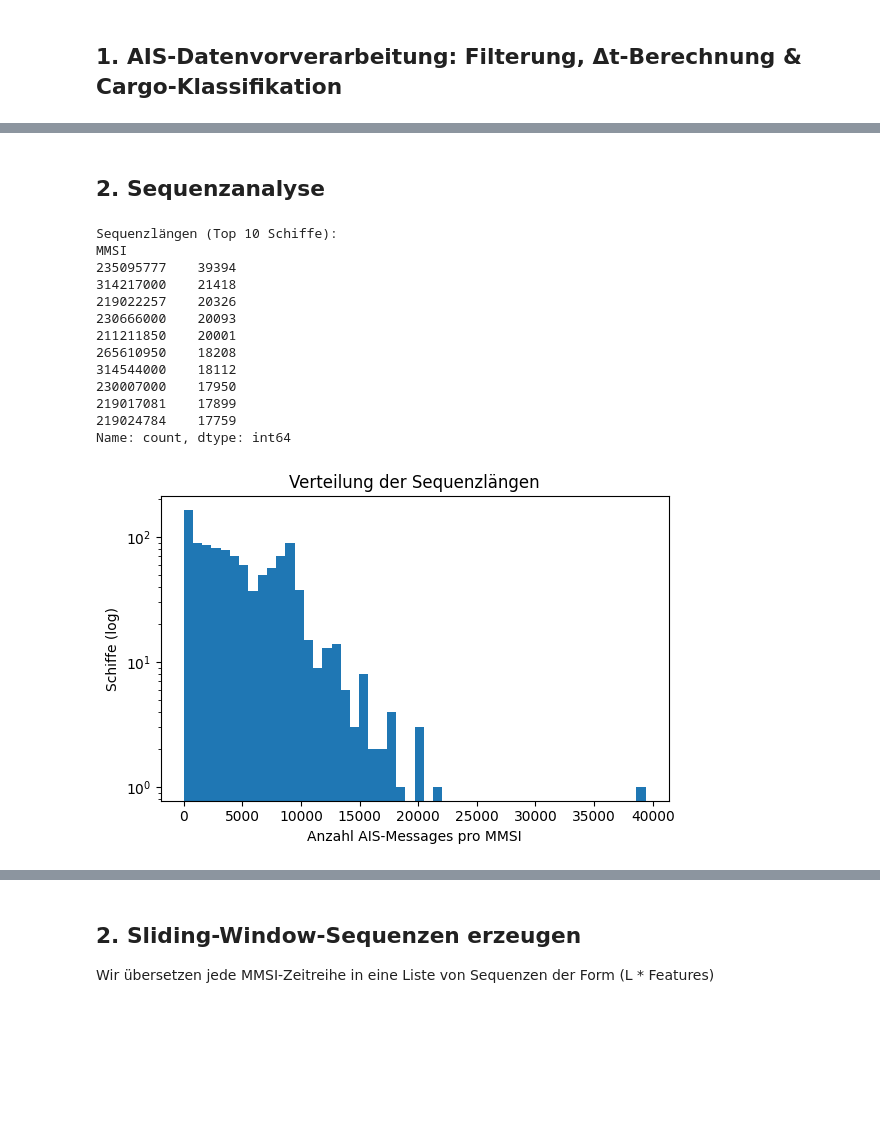
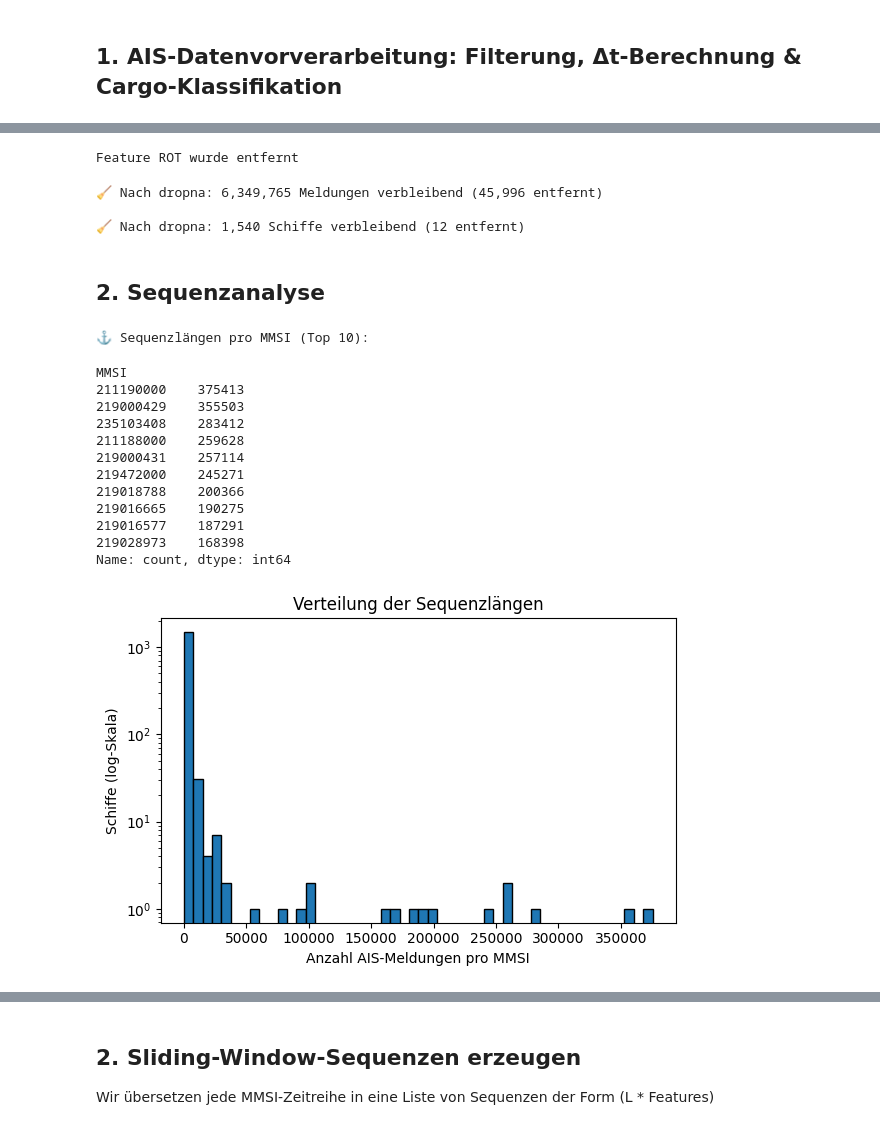
Before and after one commit to AI-lly/plotseamap, a Jupyter notebook: test2.ipynb, the cells around one changed output, grey strips where cells are left out. Cells and saved outputs as stored; diff of their text form; code cells hidden in the pictures; blank space fills up the shorter version.

```diff
--- a/test2.ipynb
+++ b/test2.ipynb
@@ -201,33 +162,62 @@ dtype: int64
+# %%
+# nur die Spalten, die du wirklich betrachten willst
+cols = ["SOG", "COG", "Draught", "Width", "Length", "delta_t"]
+print("Feature ROT wurde entfernt")
+# %% [output]
+Feature ROT wurde entfernt
+# %%
+# ───────────────────────────────────────────────────────────────────────
+# 7) Fehlende-Werte-Bereinigung: dropna auf den wichtigen Spalten
+# ───────────────────────────────────────────────────────────────────────
+n_before = len(df)
+df_clean = df.dropna(subset=cols)
+n_after  = len(df_clean)
+removed   = n_before - n_after
+print(f"🧹 Nach dropna: {n_after:,} Meldungen verbleibend ({removed:,} entfernt)\n")
+
+# Anzahl verbleibender Schiffe
+n_ships_before = df["MMSI"].nunique()
+n_ships_after  = df_clean["MMSI"].nunique()
+removed_ships =  n_ships_before - n_ships_after
+
+
+print(f"🧹 Nach dropna: {n_ships_after:,} Schiffe verbleibend ({removed_ships:,} entfernt)\n")
+# %% [output]
+🧹 Nach dropna: 6,349,765 Meldungen verbleibend (45,996 entfernt)
+
+🧹 Nach dropna: 1,540 Schiffe verbleibend (12 entfernt)
 # %% [markdown]
 ## 2. Sequenzanalyse
 # %%
-# 1.2) Sequenzlängen pro MMSI zählen
-seq_lens = df.groupby("MMSI").size().rename("count")
-print("Sequenzlängen (Top 10 Schiffe):")
-print(seq_lens.sort_values(ascending=False).head(10))
+# ───────────────────────────────────────────────────────────────────────
+# 8) Sequenzlängen pro Schiff untersuchen
+# ───────────────────────────────────────────────────────────────────────
+seq_lens = df_clean.groupby("MMSI").size().rename("count")
+print("⚓ Sequenzlängen pro MMSI (Top 10):")
+display(seq_lens.sort_values(ascending=False).head(10))
 
-# 1.3) Verteilung der Sequenzlängen ansehen
+# Histogramm der Sequenzlängen
 import matplotlib.pyplot as plt
 
 plt.figure(figsize=(6,4))
-plt.hist(seq_lens, bins=50, log=True)
-plt.xlabel("Anzahl AIS-Messages pro MMSI")
-plt.ylabel("Schiffe (log)")
+plt.hist(seq_lens, bins=50, log=True, edgecolor="black")
+plt.xlabel("Anzahl AIS-Meldungen pro MMSI")
+plt.ylabel("Schiffe (log-Skala)")
 plt.title("Verteilung der Sequenzlängen")
 plt.tight_layout()
 plt.show()
 # %% [output]
-Sequenzlängen (Top 10 Schiffe):
-MMSI
-235095777    39394
-314217000    21418
-219022257    20326
-230666000    20093
-211211850    20001
-265610950    18208
-314544000    18112
-230007000    17950
-219017081    17899
-219024784    17759
-Name: count, dtype: int64
+⚓ Sequenzlängen pro MMSI (Top 10):
+MMSI
+211190000    375413
+219000429    355503
+235103408    283412
+211188000    259628
+219000431    257114
+219472000    245271
+219018788    200366
+219016665    190275
+219016577    187291
+219028973    168398
+Name: count, dtype: int64
-[figure, old version]
+[figure, new version]
```
Also changed, not shown: parts of 11 cells of this notebook, 6 other files.
